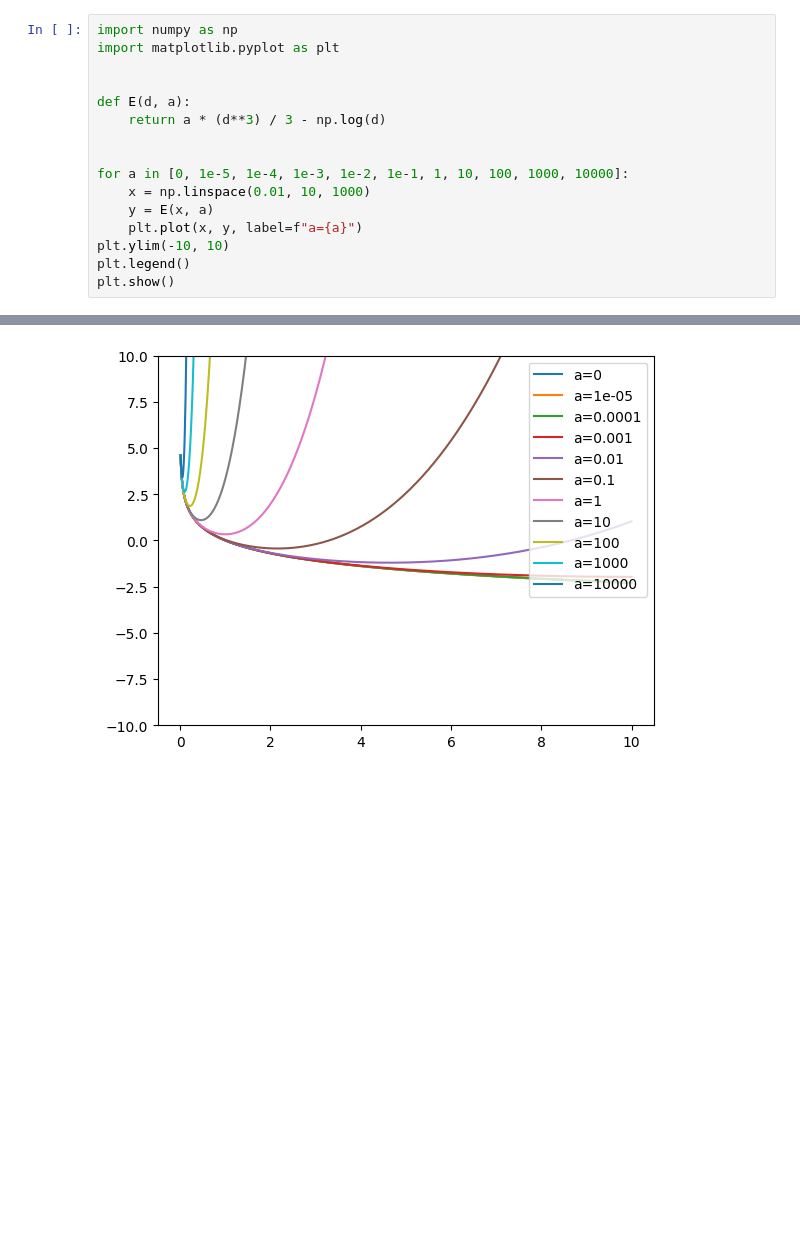
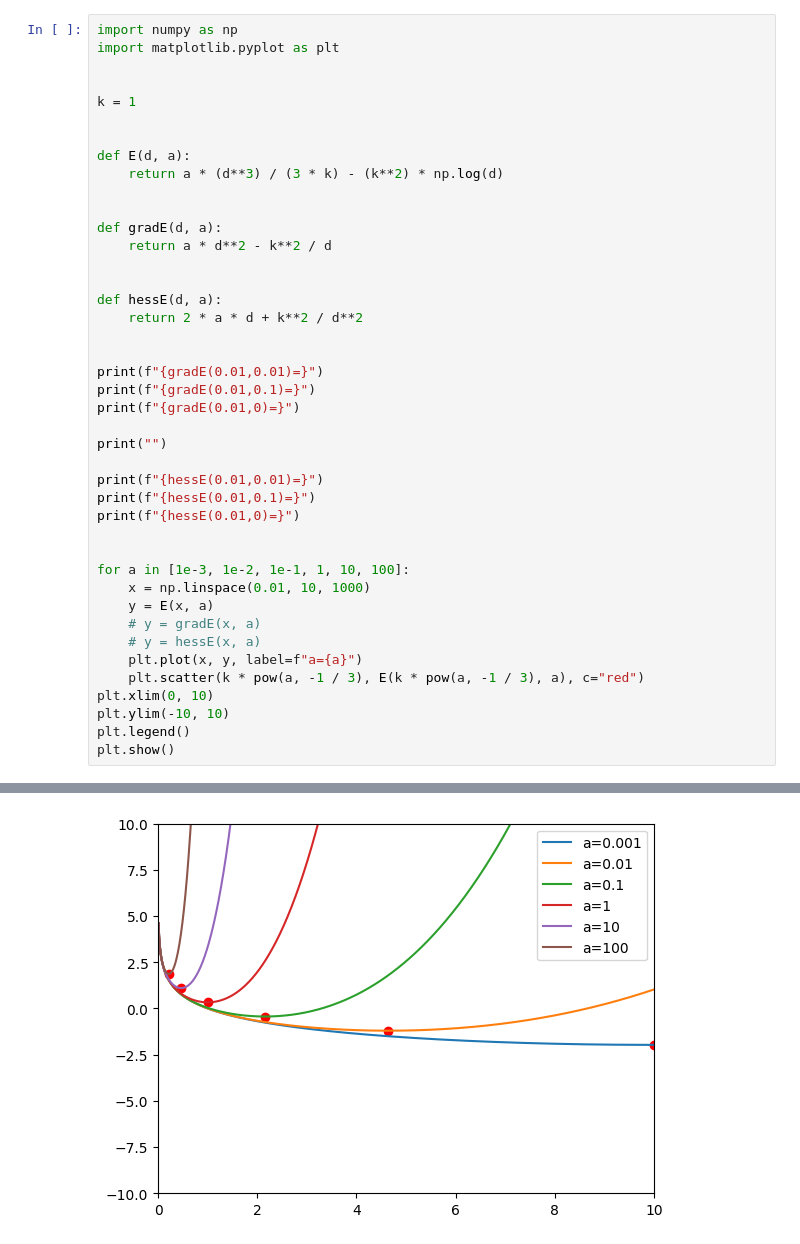
Before and after one commit to HirokiHamaguchi/Initial_Placement_for_Fruchterman-Reingold_Force_Model_with_Coordinate_Newton_Direction, a Jupyter notebook: src/jupyter/enegy.ipynb, the cells around one changed output, grey strips where cells are left out. Cells and saved outputs as stored; diff of their text form; blank space fills up the shorter version.

```diff
--- a/src/jupyter/enegy.ipynb
+++ b/src/jupyter/enegy.ipynb
@@ -3,14 +3,40 @@ import numpy as np
 import matplotlib.pyplot as plt
 
 
-def E(d, a):
-    return a * (d**3) / 3 - np.log(d)
+k = 1
 
 
-for a in [0, 1e-5, 1e-4, 1e-3, 1e-2, 1e-1, 1, 10, 100, 1000, 10000]:
+def E(d, a):
+    return a * (d**3) / (3 * k) - (k**2) * np.log(d)
+
+
+def gradE(d, a):
+    return a * d**2 - k**2 / d
+
+
+def hessE(d, a):
+    return 2 * a * d + k**2 / d**2
+
+
+print(f"{gradE(0.01,0.01)=}")
+print(f"{gradE(0.01,0.1)=}")
+print(f"{gradE(0.01,0)=}")
+
+print("")
+
+print(f"{hessE(0.01,0.01)=}")
+print(f"{hessE(0.01,0.1)=}")
+print(f"{hessE(0.01,0)=}")
+
+
+for a in [1e-3, 1e-2, 1e-1, 1, 10, 100]:
     x = np.linspace(0.01, 10, 1000)
     y = E(x, a)
+    # y = gradE(x, a)
+    # y = hessE(x, a)
     plt.plot(x, y, label=f"a={a}")
+    plt.scatter(k * pow(a, -1 / 3), E(k * pow(a, -1 / 3), a), c="red")
+plt.xlim(0, 10)
 plt.ylim(-10, 10)
 plt.legend()
 plt.show()
@@ -18 +51 @@ plt.show()
-[figure, old version]
+[figure, new version]
```
Also changed, not shown: parts of 2 cells of this notebook, 6 other files.
